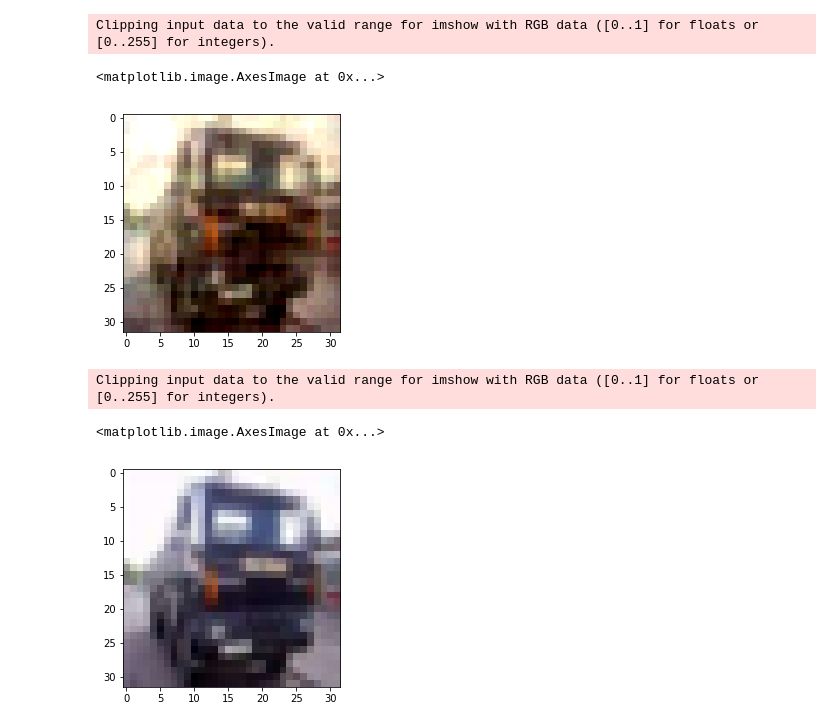
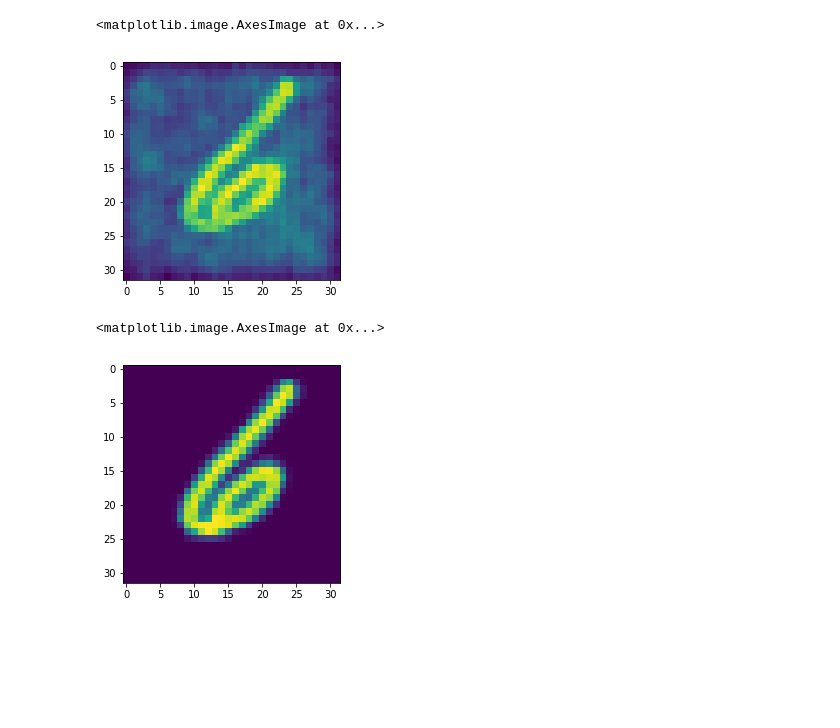
Before and after one commit to Akiiino/GLOW, a Jupyter notebook: Glow.ipynb, the cells around one changed output. Saved outputs shown, nothing was run; the diff lists cells and outputs as text; code cells hidden in the pictures; blank space fills up the shorter version.

Commit message:
the best mnist samples

```diff
--- a/Glow.ipynb
+++ b/Glow.ipynb
@@ -288,0 +307,8 @@ tensor([-2839.9329], device='cuda:0', grad_fn=<ThSubBackward>)
+# %%
+a = torch.cat([z_.contiguous().view(1, -1) for z_ in z], 1)
+# %%
+norm = torch.distributions.MultivariateNormal(torch.zeros(1024).to(device), torch.eye(1024).to(device))
+b = []
+for i in range(1000):
+    a = norm.sample()
+    b.append(torch.norm(a))
@@ -288,0 +320,6 @@ tensor([-2839.9329], device='cuda:0', grad_fn=<ThSubBackward>)
+# %%
+b = []
+for i in range(1000):
+    img = train_dataset[i][0]
+    out, logdet, z = model.forward(img[None, ...].to(device), 0, [])
+    b.append(torch.norm(torch.cat([z_.contiguous().view(1, -1) for z_ in z], 1)).detach().cpu().numpy())
@@ -289,3 +331,12 @@ tensor([-2839.9329], device='cuda:0', grad_fn=<ThSubBackward>)
+# %%
+b = []
+for i in range(1000):
+    img = train_dataset[i][0]
+    img = torch.rand_like(img)
+    out, logdet, z = model.forward(img[None, ...].to(device), 0, [])
+    b.append(torch.norm(torch.cat([z_.contiguous().view(1, -1) for z_ in z], 1)).detach().cpu().numpy())
+plt.hist(b, bins = 50)
+plt.show()
 # %%
 diffs = [z2[i] - z[i] for i in range(len(z))]
 # %%
@@ -309,16 +354,14 @@ Clipping input data to the valid range for imshow with RGB data ([0..1] for floa
 # %%
 new_z = [z_ + torch.zeros_like(z_).uniform_(0, 1./10) for z_ in z]
 res = model.reverse(None, new_z)
-plt.imshow(res[0][0].transpose(0, 2).transpose(0, 1).detach().cpu().numpy())
+plt.imshow(res[0].squeeze().detach().cpu().numpy())
 # %% [output]
-Clipping input data to the valid range for imshow with RGB data ([0..1] for floats or [0..255] for integers).
+<matplotlib.image.AxesImage at 0x...>
-<matplotlib.image.AxesImage at 0x...>
-[figure, old version]
+[figure, new version]
 # %%
 #z[-1][-1, -1, -1, -1] += 0.1
 res = model.reverse(None, z)
-plt.imshow(res[0][0].transpose(0, 2).transpose(0, 1).detach().cpu().numpy())
+plt.imshow(res[0].squeeze().detach().cpu().numpy())
 # %% [output]
-Clipping input data to the valid range for imshow with RGB data ([0..1] for floats or [0..255] for integers).
+<matplotlib.image.AxesImage at 0x...>
-<matplotlib.image.AxesImage at 0x...>
-[figure, old version]
+[figure, new version]
```
Also changed, not shown: parts of 12 cells of this notebook.
